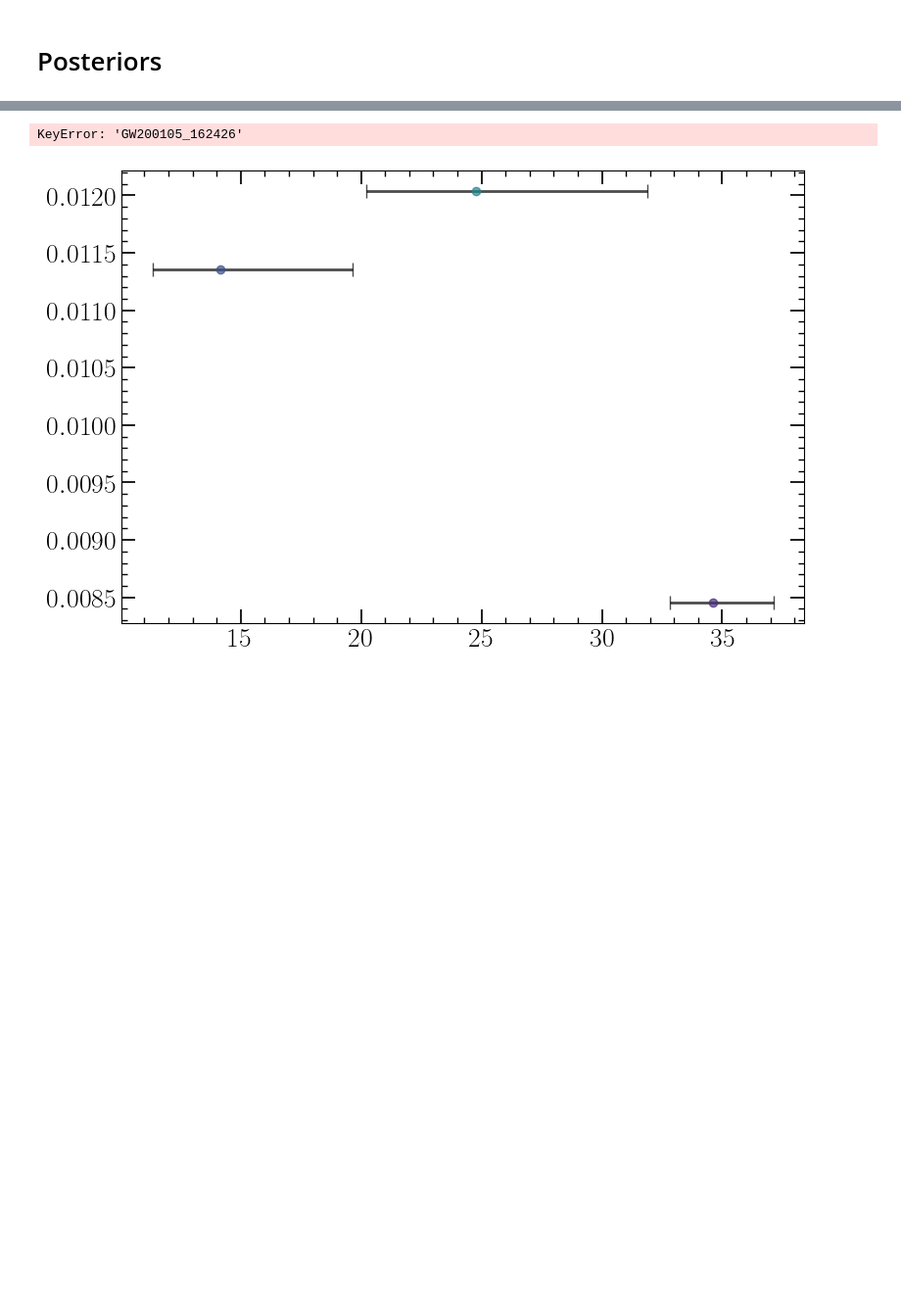
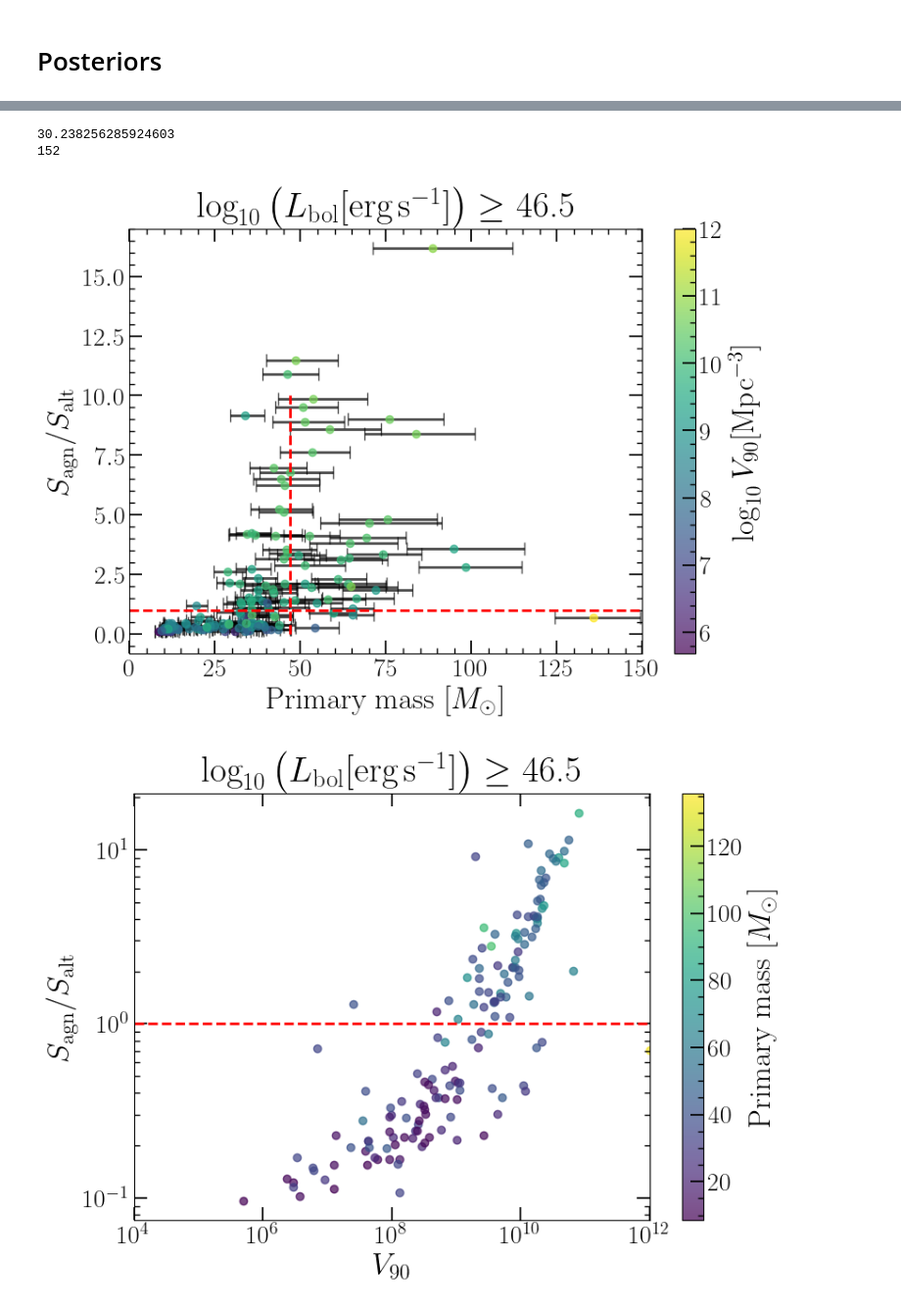
Before and after one commit to LucasPouw/darksirenpop, a Jupyter notebook: p26_posterior_analyzer.ipynb, the cells around one changed output, grey strips where cells are left out. Shown at 98% size. Drawn from its saved outputs; the diff is of its cells as text; code cells hidden in the pictures; blank space fills up the shorter version.

Commit message:
repo cleanup + 0 agn error case update + mock data validation plots

```diff
--- a/p26_posterior_analyzer.ipynb
+++ b/p26_posterior_analyzer.ipynb
@@ -1113,11 +804,2 @@ AGN 46.5 0.04941329317754093 wich is 33.18188721497821% of alt
-# %%
-log_detection_efficiency = {}
-for i, Lthresh in enumerate(['44.5', '45.0', '45.5', '46.0', '46.5']):
-    alpha1 = lambda f: len(o1_list) * np.log(agn_efficiencies['O1'][i] * f + alt_efficiencies['O1'] * (1 - f))
-    alpha2p1 = lambda f: len(o2_list) * np.log(agn_efficiencies['O2'][i] * f + alt_efficiencies['O2'] * (1 - f))
-    alpha3 = lambda f: len(o3_list) * np.log(agn_efficiencies['O3'][i] * f + alt_efficiencies['O3'] * (1 - f))
-    alpha4 = lambda f: len(o4_list) * np.log(agn_efficiencies['O4'][i] * f + alt_efficiencies['O4'] * (1 - f))
-
-    log_detection_efficiency[Lthresh] = lambda f: alpha1(f) + alpha2p1(f) + alpha3(f) + alpha4(f)
 # %% [markdown]
 # Posteriors
@@ -1226,12 +1010,12 @@ for thresh in ['46.5', '46.0', '45.5', '45.0', '44.5']:
     rate = 'madau'  # 'madau' #
     fc = 'continuous'
 
-    # detection_efficiency_ratio = alpha_ratio(snr_thr, far_thr, agn_zpop=thresh)
-    # print(detection_efficiency_ratio)
+    detection_efficiency_ratio = alpha_ratio(snr_thr, far_thr, agn_zpop=thresh)
+    print(detection_efficiency_ratio)
 
     def evidence(sagn_incat, sagn_outcat, salt, run, lumthresh=thresh):
-        mapping = {'44.5': 0, '45.0': 1, '45.5': 2, '46.0': 3, '46.5': 4}
-        detection_efficiency_ratio = alt_efficiencies[run] / agn_efficiencies[run][mapping[lumthresh]]
+        # mapping = {'44.5': 0, '45.0': 1, '45.5': 2, '46.0': 3, '46.5': 4}
+        # detection_efficiency_ratio = alt_efficiencies[run] / agn_efficiencies[run][mapping[lumthresh]]
         return (sagn_incat + sagn_outcat) / salt * detection_efficiency_ratio
 
     s_agn_incat_dict = np.load(f'{POST_DIR}/s_agn_incat_dict_p26_post_realdata_{realdata}_fc_{fc}_rate_{rate}_timedil_{time_dilation}_agnZprior_{agnZprior}_lumthresh_{thresh}_perfectz_{perfz}_GPmask_{galmask}_CL_{skycl}_gwZmax_{zmax}.npy', allow_pickle=True).item()
@@ -1241,9 +1025,12 @@ for thresh in ['46.5', '46.0', '45.5', '45.0', '44.5']:
     v90_dict = {}
     v90_list = []
     for key in gw_keys:
-        d = np.genfromtxt(f'/home/lucas/Documents/PhD/gw_data/skymap_stats/{key}.dat')
-        v90_list.append(d[1][-2])
-        v90_dict[key] = d[1][-2]
+        d = np.genfromtxt(f'/home/lucas/Documents/PhD/realstats/{key}.dat')
+        v90 = d[1][-1]
+        if np.isinf(v90):
+            v90 = 1e12
+        v90_list.append(v90)
+        v90_dict[key] = v90
 
     minmass = min(mass_list)
     maxmass = max(mass_list)
@@ -1259,10 +1046,10 @@ for thresh in ['46.5', '46.0', '45.5', '45.0', '44.5']:
         evidence_list.append(evidence_current)
         if evidence_current > 1:
             n += 1
-            print(n, key)
+            # print(n, key)
     evidencemin = min(evidence_list)
     evidencemax = max(evidence_list)
-
+    print(len(evidence_list))
 
     plt.figure(figsize=(9,6))
     for i, key in enumerate(s_agn_incat_dict.keys()):
@@ -1282,7 +1069,7 @@ for thresh in ['46.5', '46.0', '45.5', '45.0', '44.5']:
     clb = plt.colorbar()
     clb.set_label(r'$\log_{10} V_{90} [\mathrm{Mpc^ {-3}}]$')
     plt.xlim(0, 150)
-    plt.ylim(0, 3)
+    # plt.ylim(0, 3)
     # plt.semilogy()
     plt.xlabel(r'Primary mass [$M_{\odot}$]')
     plt.ylabel(r'$S_{\rm agn} / S_{\rm alt}$')
@@ -1296,10 +1083,10 @@ for thresh in ['46.5', '46.0', '45.5', '45.0', '44.5']:
             continue
         plt.scatter(v90_dict[key], evidence(s_agn_incat_dict[key], s_agn_outofcat_dict[key], s_alt_dict[key], run=get_run(key)), c=mass_dict[key][0], alpha=0.7, vmin=minmass, vmax=maxmass)
     plt.loglog()
-    plt.hlines(1, 1e2, 1e10, linestyles='dashed', color='red', linewidth=2)
+    plt.hlines(1, 1e4, 1e12, linestyles='dashed', color='red', linewidth=2)
     # plt.semilogx()
-    plt.xlim(1e2, 1e10)
-    plt.ylim(0, 3)
+    plt.xlim(1e4, 1e12)
+    # plt.ylim(0, 3)
     plt.xlabel(r'$V_{90}$')
     plt.ylabel(r'$S_{\rm agn} / S_{\rm alt}$')
     clb = plt.colorbar()
@@ -1319,35 +1106,37 @@ for thresh in ['46.5', '46.0', '45.5', '45.0', '44.5']:
         else:
             marker = 'o'
             s = 50
         plt.scatter(mass_dict[key][0], v90_dict[key], c=evidence_current, alpha=0.7, vmin=evidencemin, vmax=evidencemax, marker=marker, s=s)
-    plt.vlines(47, 1e2, 1e10, linestyles='dashed', color='red', linewidth=2)
-    plt.ylim(1e2, 1e10)
+    plt.vlines(47, 1e4, 1e12, linestyles='dashed', color='red', linewidth=2)
+    plt.ylim(1e4, 1e12)
     plt.xlim(0, 150)
     plt.semilogy()
     plt.ylabel(r'$V_{90}$')
     plt.xlabel(r'Primary mass [$M_{\odot}$]')
     clb = plt.colorbar()
     clb.set_label(r'$S_{\rm agn} / S_{\rm alt}$')
     plt.title(r'$\log_{10} \left( L_{\rm bol} [\mathrm{erg \, s^ {-1}}] \right) \geq$' + f' {thresh}')
     plt.show()
 
 
     plt.figure(figsize=(9,6))
     for i, key in enumerate(s_agn_incat_dict.keys()):
         if key in below_thresh:
             continue
         evidence_current = evidence(s_agn_incat_dict[key], s_agn_outofcat_dict[key], s_alt_dict[key], run=get_run(key))
         plt.scatter(evidence_current, s_agn_incat_dict[key] / s_agn_outofcat_dict[key], c=np.log10(v90_dict[key]), alpha=0.7, vmin=np.log10(v90min), vmax=np.log10(v90max))
     plt.loglog()
     plt.vlines(1, 1e-2, 1e2, linestyles='dashed', color='red', linewidth=2)
     plt.hlines(1, evidencemin / 10, 10 * evidencemax, linestyles='dashed', color='red', linewidth=2)
-    plt.xlim(0, 3)
+    # plt.xlim(0, 3)
     plt.xlabel(r'$S_{\rm agn} / S_{\rm alt}$')
     plt.ylabel(r'$S_{\rm agn}(G) / S_{\rm agn}(\bar{G})$')
     clb = plt.colorbar()
     clb.set_label(r'$\log_{10} V_{90} [\mathrm{Mpc^ {-3}}]$')
     plt.title(r'$\log_{10} \left( L_{\rm bol} [\mathrm{erg \, s^ {-1}}] \right) \geq$' + f' {thresh}')
     plt.show()
 # %% [output]
-KeyError: 'GW200105_162426'
+30.238256285924603
+152
-[figure, old version]
+[figure, new version]
+[figure, added]
```
Also changed, not shown: parts of 25 cells of this notebook, 25 other files.
